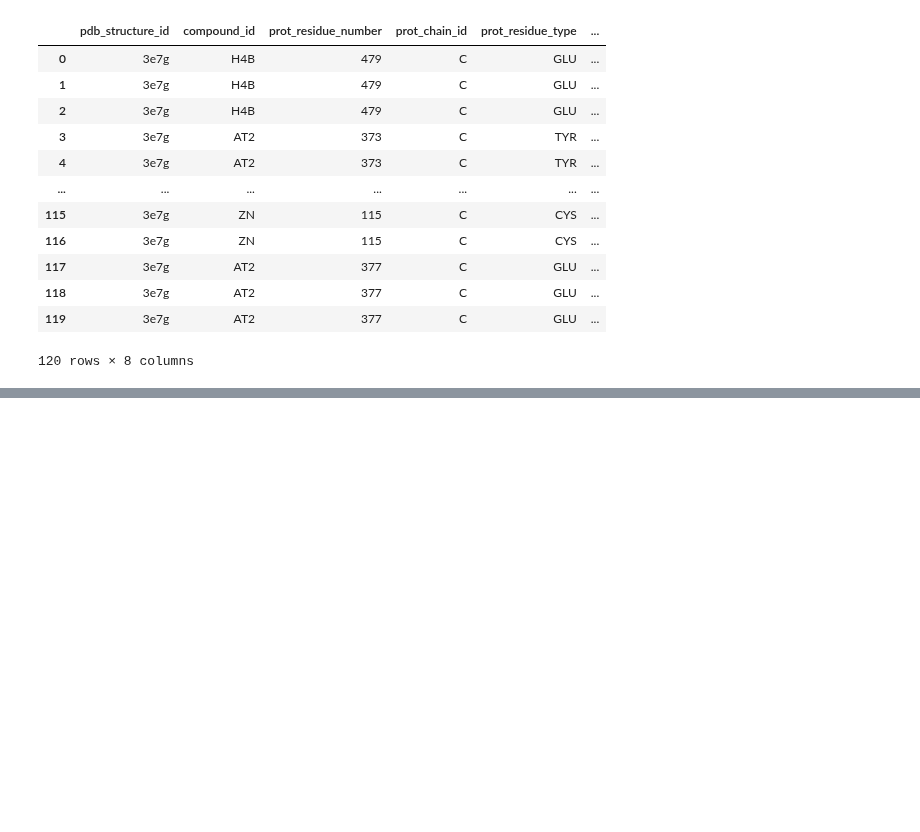
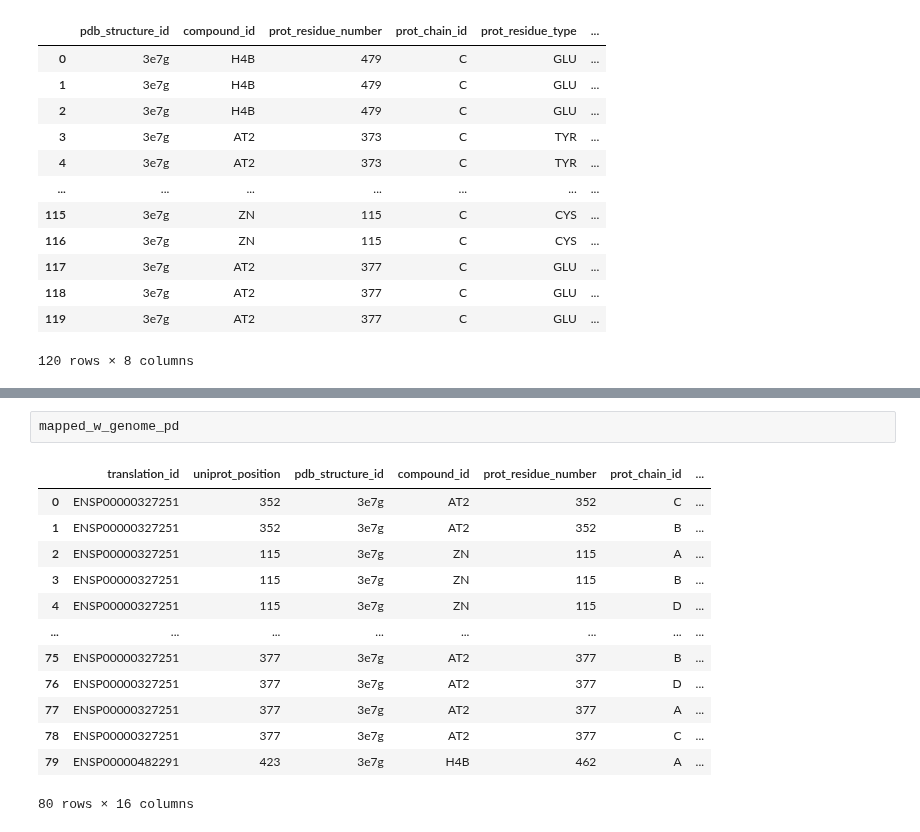
Before and after one commit to DSuveges/random_notebooks, a Jupyter notebook: issue-1973-explore_plip/process plip output.ipynb, the cells around one changed output, grey strips where cells are left out. Cells and saved outputs as stored; diff of their text form; blank space fills up the shorter version.

```diff
--- a/issue-1973-explore_plip/process plip output.ipynb
+++ b/issue-1973-explore_plip/process plip output.ipynb
@@ -122,0 +316,16 @@ sifts_df.head()
+# %%
+mapped_w_genome_pd
+# %% [output]
+|  | translation_id | uniprot_position | pdb_structure_id | compound_id | prot_residue_number | prot_chain_id | ... |
+| 0 | ENSP00000327251 | 352 | 3e7g | AT2 | 352 | C | ... |
+| 1 | ENSP00000327251 | 352 | 3e7g | AT2 | 352 | B | ... |
+| 2 | ENSP00000327251 | 115 | 3e7g | ZN | 115 | A | ... |
+| 3 | ENSP00000327251 | 115 | 3e7g | ZN | 115 | B | ... |
+| 4 | ENSP00000327251 | 115 | 3e7g | ZN | 115 | D | ... |
+| ... | ... | ... | ... | ... | ... | ... | ... |
+| 75 | ENSP00000327251 | 377 | 3e7g | AT2 | 377 | B | ... |
+| 76 | ENSP00000327251 | 377 | 3e7g | AT2 | 377 | D | ... |
+| 77 | ENSP00000327251 | 377 | 3e7g | AT2 | 377 | A | ... |
+| 78 | ENSP00000327251 | 377 | 3e7g | AT2 | 377 | C | ... |
+| 79 | ENSP00000482291 | 423 | 3e7g | H4B | 462 | A | ... |
+80 rows × 16 columns
```
Also changed, not shown: parts of 33 cells of this notebook, 6 other files.
